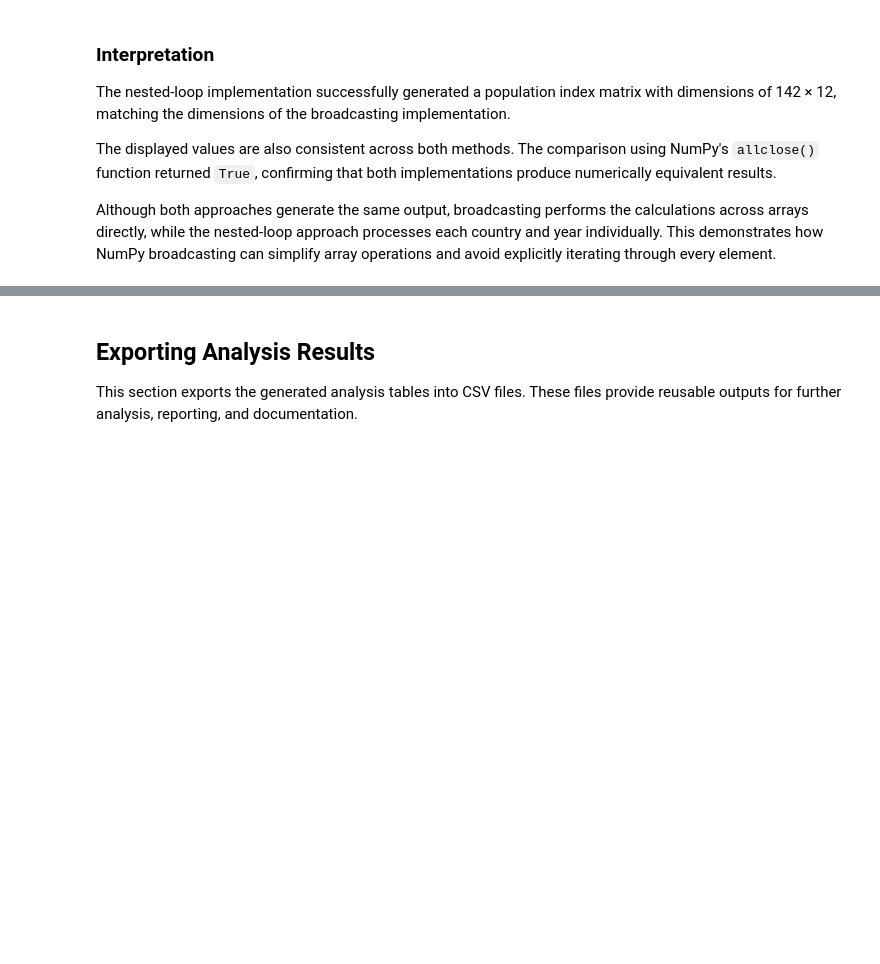
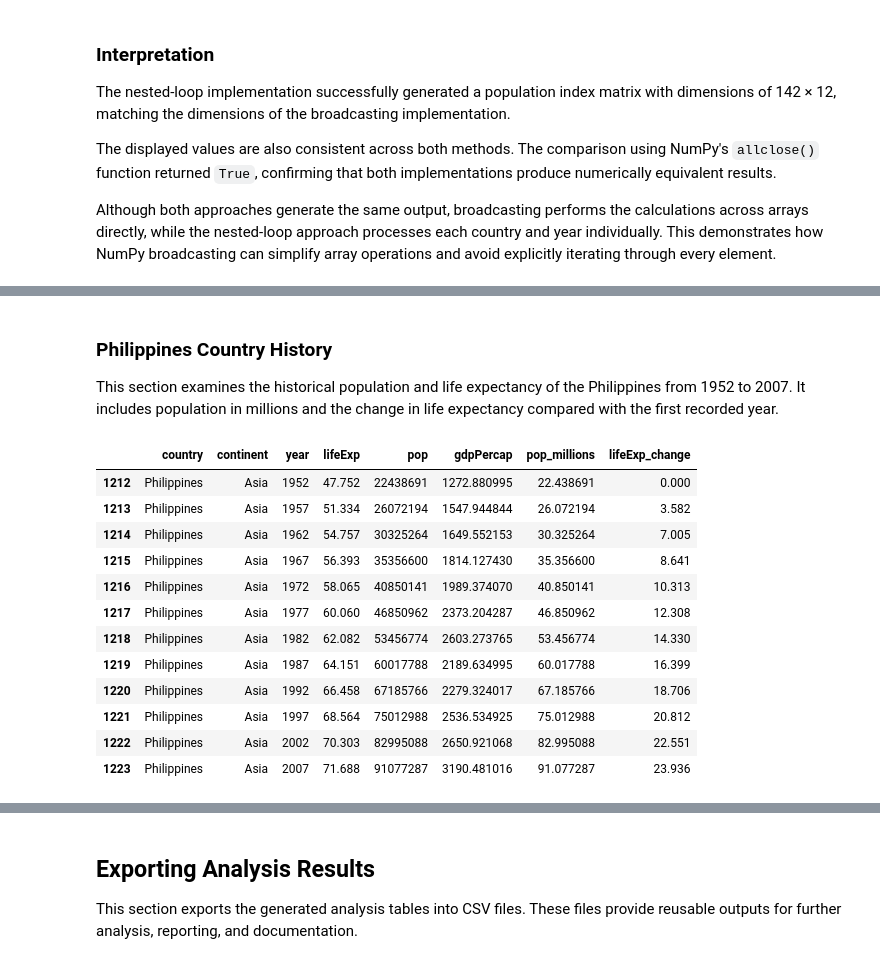
Before and after one commit to ralpharonbonifacio-glitch/DSA4153-week10-group-project-grp6, a Jupyter notebook: report.ipynb, the cells around one changed output, grey strips where cells are left out. Saved outputs shown, nothing was run; the diff lists cells and outputs as text; code cells hidden in the pictures; blank space fills up the shorter version.

```diff
--- a/report.ipynb
+++ b/report.ipynb
@@ -651,0 +790,38 @@ Although both approaches generate the same output, broadcasting performs the cal
+# %% [markdown]
+### Philippines Country History
+
+This section examines the historical population and life expectancy of the Philippines from 1952 to 2007. It includes population in millions and the change in life expectancy compared with the first recorded year.
+# %%
+# Select all observations for the Philippines
+country_history = data.loc[
+    data["country"] == "Philippines"
+].copy()
+
+# Sort observations by year
+country_history = country_history.sort_values("year")
+
+# Convert population into millions
+country_history["pop_millions"] = (
+    country_history["pop"] / 1_000_000
+)
+
+# Calculate life expectancy change from the first recorded year
+country_history["lifeExp_change"] = (
+    country_history["lifeExp"] - country_history["lifeExp"].iloc[0]
+)
+
+display(country_history)
+# %% [output]
+|  | country | continent | year | lifeExp | pop | gdpPercap | pop_millions | lifeExp_change |
+| 1212 | Philippines | Asia | 1952 | 47.752 | 22438691 | 1272.880995 | 22.438691 | 0.000 |
+| 1213 | Philippines | Asia | 1957 | 51.334 | 26072194 | 1547.944844 | 26.072194 | 3.582 |
+| 1214 | Philippines | Asia | 1962 | 54.757 | 30325264 | 1649.552153 | 30.325264 | 7.005 |
+| 1215 | Philippines | Asia | 1967 | 56.393 | 35356600 | 1814.127430 | 35.356600 | 8.641 |
+| 1216 | Philippines | Asia | 1972 | 58.065 | 40850141 | 1989.374070 | 40.850141 | 10.313 |
+| 1217 | Philippines | Asia | 1977 | 60.060 | 46850962 | 2373.204287 | 46.850962 | 12.308 |
+| 1218 | Philippines | Asia | 1982 | 62.082 | 53456774 | 2603.273765 | 53.456774 | 14.330 |
+| 1219 | Philippines | Asia | 1987 | 64.151 | 60017788 | 2189.634995 | 60.017788 | 16.399 |
+| 1220 | Philippines | Asia | 1992 | 66.458 | 67185766 | 2279.324017 | 67.185766 | 18.706 |
+| 1221 | Philippines | Asia | 1997 | 68.564 | 75012988 | 2536.534925 | 75.012988 | 20.812 |
+| 1222 | Philippines | Asia | 2002 | 70.303 | 82995088 | 2650.921068 | 82.995088 | 22.551 |
+| 1223 | Philippines | Asia | 2007 | 71.688 | 91077287 | 3190.481016 | 91.077287 | 23.936 |
```
Also changed, not shown: parts of 13 cells of this notebook, 1 other file.
